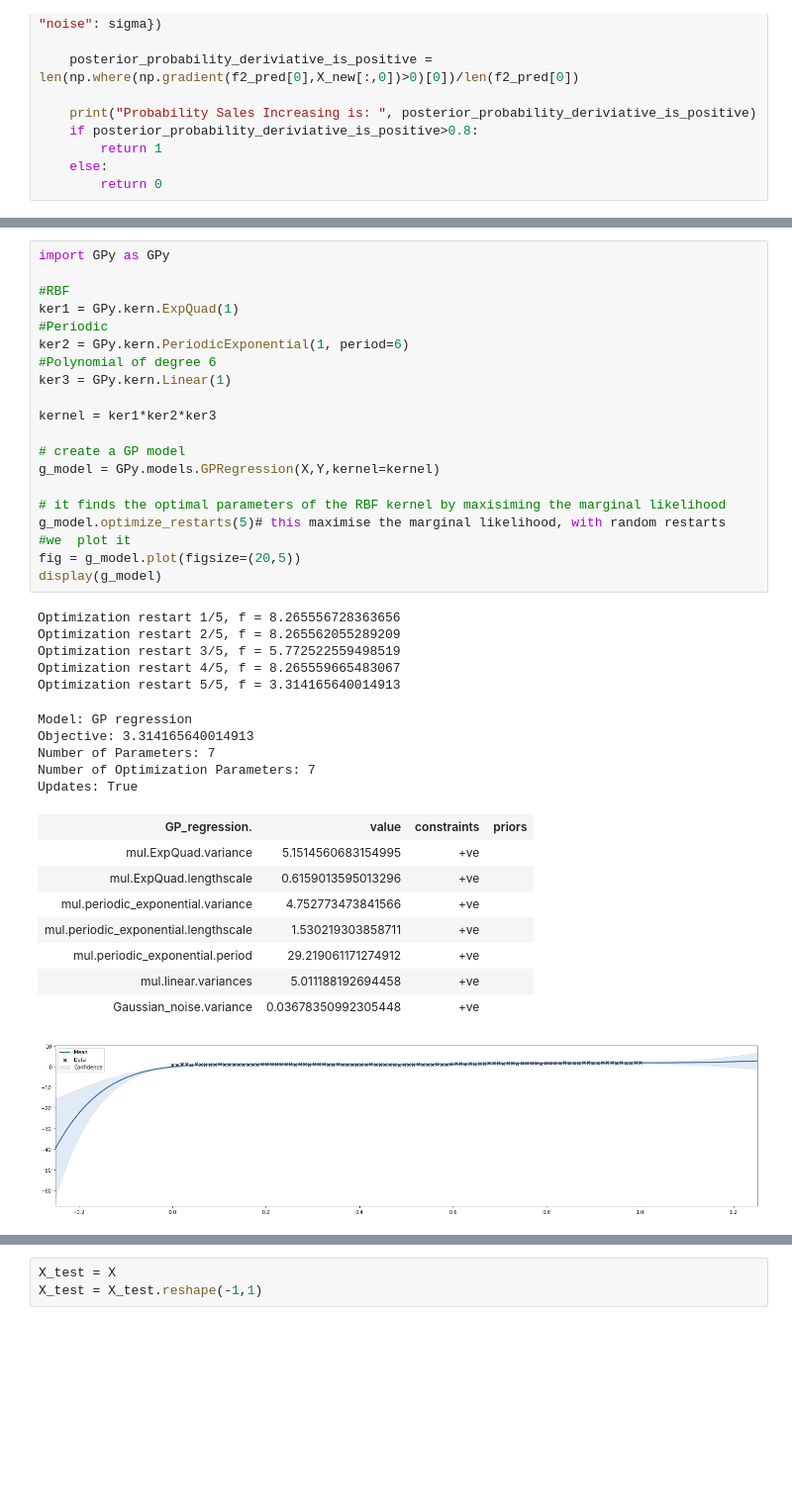
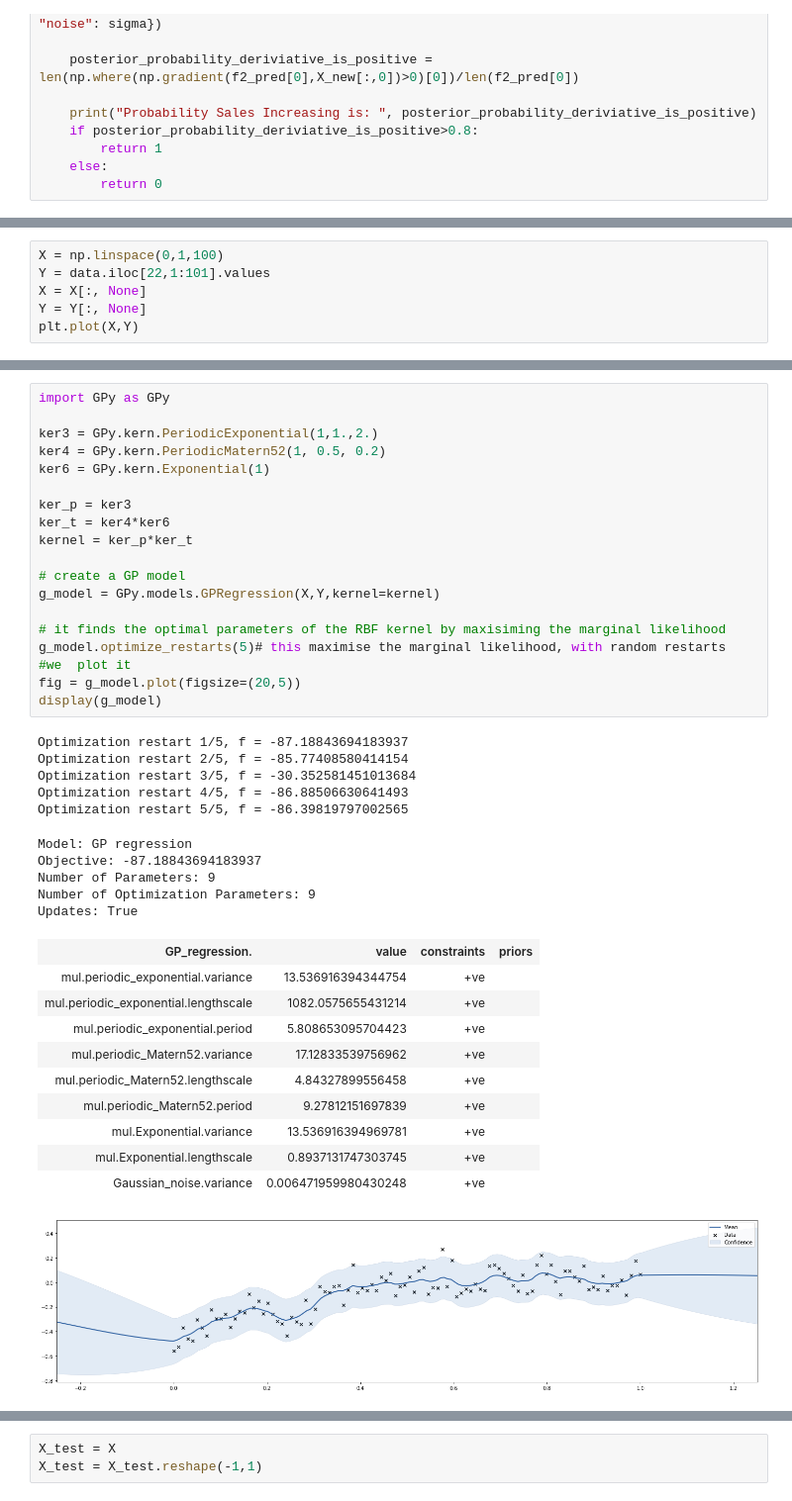
Before and after one commit to vipulpopat/ET5003-Assignment-4, a Jupyter notebook: EDA - Assignment 4.ipynb, the cells around one changed output, grey strips where cells are left out. Shown at 99% size. Drawn from its saved outputs; the diff is of its cells as text; blank space fills up the shorter version.

```diff
--- a/EDA - Assignment 4.ipynb
+++ b/EDA - Assignment 4.ipynb
@@ -325,0 +233,6 @@ Probability Sales Increasing is:  1.0
+# %%
+X = np.linspace(0,1,100)
+Y = data.iloc[22,1:101].values
+X = X[:, None]
+Y = Y[:, None]
+plt.plot(X,Y)
@@ -326,40 +242,41 @@ Probability Sales Increasing is:  1.0
 # %%
 import GPy as GPy
 
-#RBF
-ker1 = GPy.kern.ExpQuad(1)
-#Periodic
-ker2 = GPy.kern.PeriodicExponential(1, period=6)
-#Polynomial of degree 6
-ker3 = GPy.kern.Linear(1)
+ker3 = GPy.kern.PeriodicExponential(1,1.,2.)
+ker4 = GPy.kern.PeriodicMatern52(1, 0.5, 0.2)
+ker6 = GPy.kern.Exponential(1)
 
-kernel = ker1*ker2*ker3
+ker_p = ker3
+ker_t = ker4*ker6
+kernel = ker_p*ker_t
 
 # create a GP model
 g_model = GPy.models.GPRegression(X,Y,kernel=kernel)
 
 # it finds the optimal parameters of the RBF kernel by maxisiming the marginal likelihood
 g_model.optimize_restarts(5)# this maximise the marginal likelihood, with random restarts
 #we  plot it
 fig = g_model.plot(figsize=(20,5))
 display(g_model)
 # %% [output]
-Optimization restart 1/5, f = 8.265556728363656
-Optimization restart 2/5, f = 8.265562055289209
-Optimization restart 3/5, f = 5.772522559498519
-Optimization restart 4/5, f = 8.265559665483067
-Optimization restart 5/5, f = 3.314165640014913
+Optimization restart 1/5, f = -87.18843694183937
+Optimization restart 2/5, f = -85.77408580414154
+Optimization restart 3/5, f = -30.352581451013684
+Optimization restart 4/5, f = -86.88506630641493
+Optimization restart 5/5, f = -86.39819797002565
 Model: GP regression
-Objective: 3.314165640014913
-Number of Parameters: 7
-Number of Optimization Parameters: 7
+Objective: -87.18843694183937
+Number of Parameters: 9
+Number of Optimization Parameters: 9
 Updates: True
 | GP_regression. | value | constraints | priors |
-| mul.ExpQuad.variance | 5.1514560683154995 | +ve |  |
-| mul.ExpQuad.lengthscale | 0.6159013595013296 | +ve |  |
-| mul.periodic_exponential.variance | 4.752773473841566 | +ve |  |
-| mul.periodic_exponential.lengthscale | 1.530219303858711 | +ve |  |
-| mul.periodic_exponential.period | 29.219061171274912 | +ve |  |
-| mul.linear.variances | 5.011188192694458 | +ve |  |
-| Gaussian_noise.variance | 0.03678350992305448 | +ve |  |
+| mul.periodic_exponential.variance | 13.536916394344754 | +ve |  |
+| mul.periodic_exponential.lengthscale | 1082.0575655431214 | +ve |  |
+| mul.periodic_exponential.period | 5.808653095704423 | +ve |  |
+| mul.periodic_Matern52.variance | 17.12833539756962 | +ve |  |
+| mul.periodic_Matern52.lengthscale | 4.84327899556458 | +ve |  |
+| mul.periodic_Matern52.period | 9.27812151697839 | +ve |  |
+| mul.Exponential.variance | 13.536916394969781 | +ve |  |
+| mul.Exponential.lengthscale | 0.8937131747303745 | +ve |  |
+| Gaussian_noise.variance | 0.006471959980430248 | +ve |  |
-[figure, old version]
+[figure, new version]
```
Also changed, not shown: parts of 21 cells of this notebook, 3 other files.
